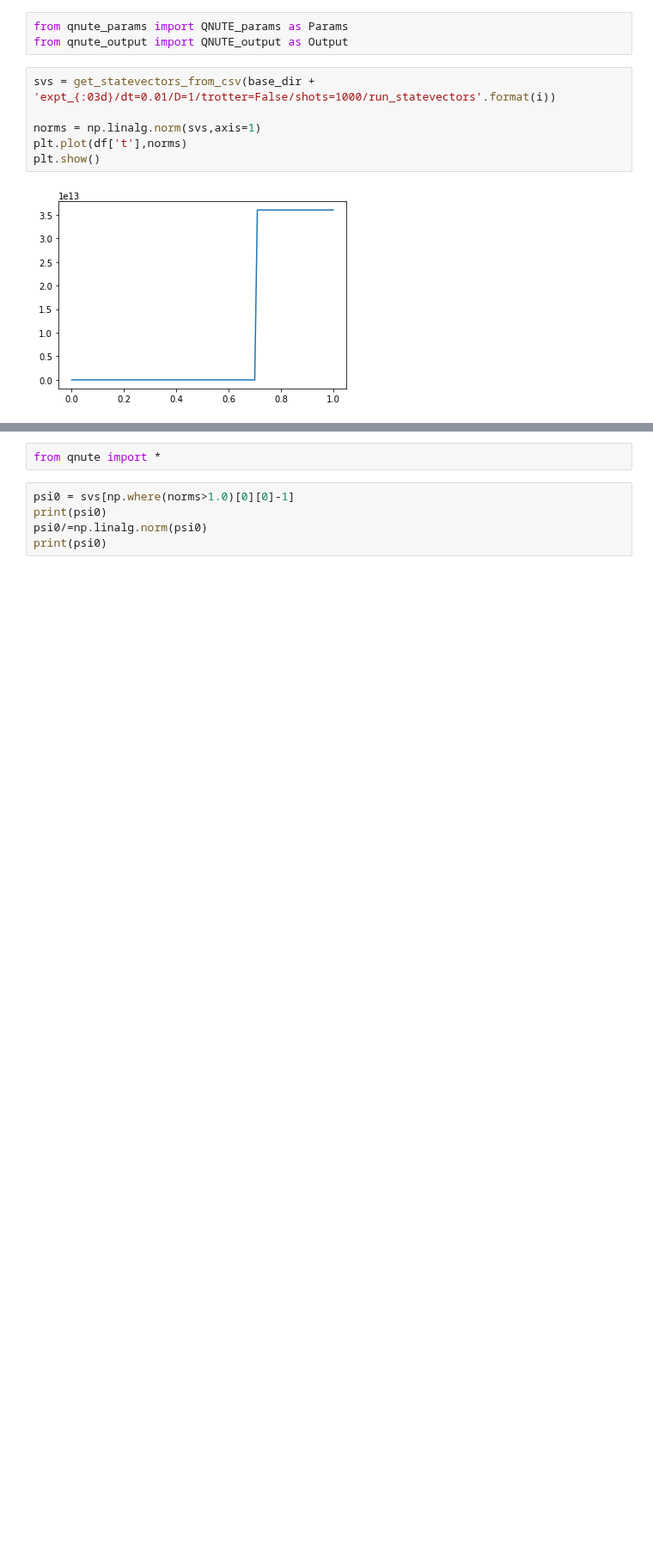
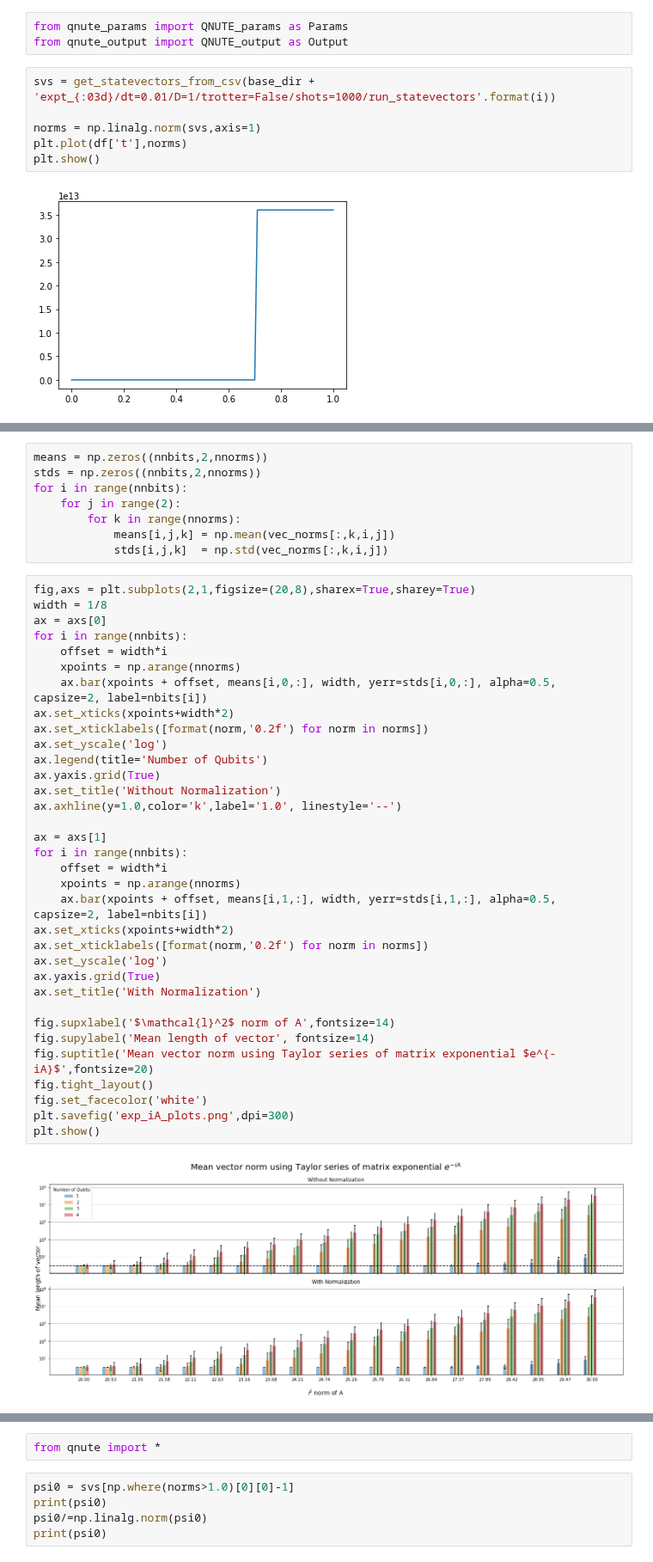
Before and after one commit to KnightShuffler/Quantum-Non-Unitary-Time-Evolution-Public-, a Jupyter notebook: Sandbox Notebooks/large number.ipynb, the cells around one changed output, grey strips where cells are left out. Shown at 86% size. Cells and saved outputs as stored; diff of their text form; blank space fills up the shorter version.

Commit message:
testing large number error

```diff
--- a/Sandbox Notebooks/large number.ipynb
+++ b/Sandbox Notebooks/large number.ipynb
@@ -55,0 +142,44 @@ plt.show()
+# %%
+means = np.zeros((nnbits,2,nnorms))
+stds = np.zeros((nnbits,2,nnorms))
+for i in range(nnbits):
+    for j in range(2):
+        for k in range(nnorms):
+            means[i,j,k] = np.mean(vec_norms[:,k,i,j])
+            stds[i,j,k]  = np.std(vec_norms[:,k,i,j])
+# %%
+fig,axs = plt.subplots(2,1,figsize=(20,8),sharex=True,sharey=True)
+width = 1/8
+ax = axs[0]
+for i in range(nnbits):
+    offset = width*i
+    xpoints = np.arange(nnorms)
+    ax.bar(xpoints + offset, means[i,0,:], width, yerr=stds[i,0,:], alpha=0.5, capsize=2, label=nbits[i])
+ax.set_xticks(xpoints+width*2)
+ax.set_xticklabels([format(norm,'0.2f') for norm in norms])
+ax.set_yscale('log')
+ax.legend(title='Number of Qubits')
+ax.yaxis.grid(True)
+ax.set_title('Without Normalization')
+ax.axhline(y=1.0,color='k',label='1.0', linestyle='--')
+
+ax = axs[1]
+for i in range(nnbits):
+    offset = width*i
+    xpoints = np.arange(nnorms)
+    ax.bar(xpoints + offset, means[i,1,:], width, yerr=stds[i,1,:], alpha=0.5, capsize=2, label=nbits[i])
+ax.set_xticks(xpoints+width*2)
+ax.set_xticklabels([format(norm,'0.2f') for norm in norms])
+ax.set_yscale('log')
+ax.yaxis.grid(True)
+ax.set_title('With Normalization')
+
+fig.supxlabel('$\mathcal{l}^2$ norm of A',fontsize=14)
+fig.supylabel('Mean length of vector', fontsize=14)
+fig.suptitle('Mean vector norm using Taylor series of matrix exponential $e^{-iA}$',fontsize=20)
+fig.tight_layout()
+fig.set_facecolor('white')
+plt.savefig('exp_iA_plots.png',dpi=300)
+plt.show()
+# %% [output]
+[figure, added]
```
Also changed, not shown: parts of 4 cells of this notebook.
